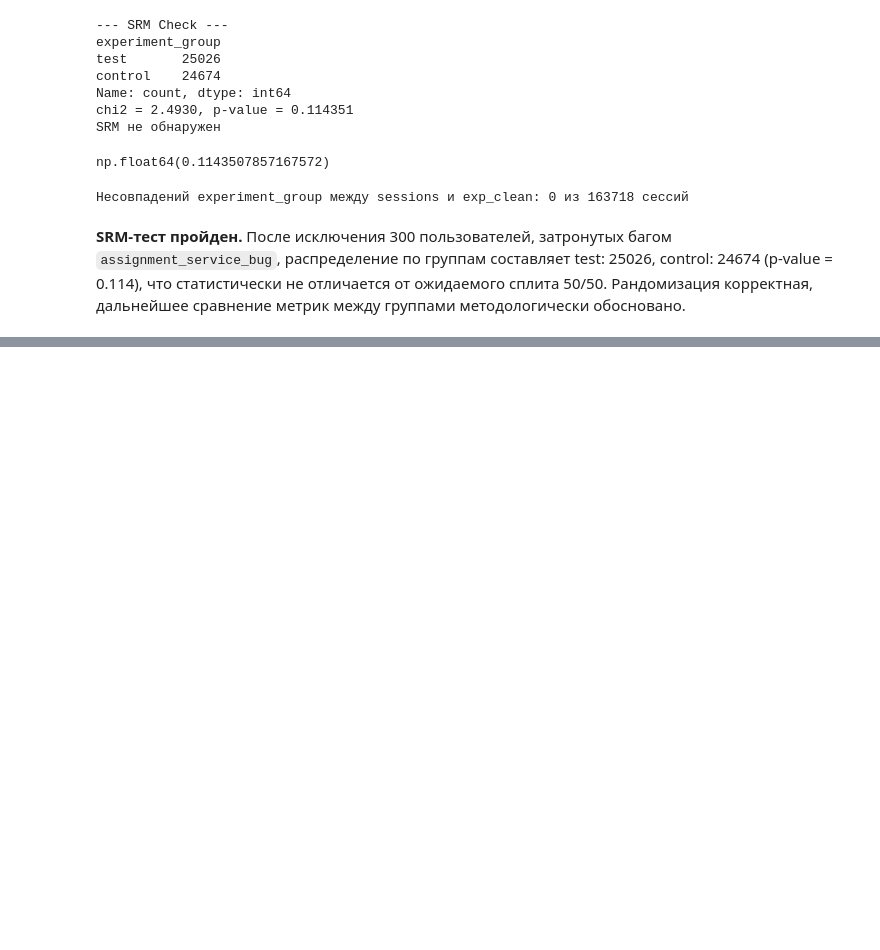
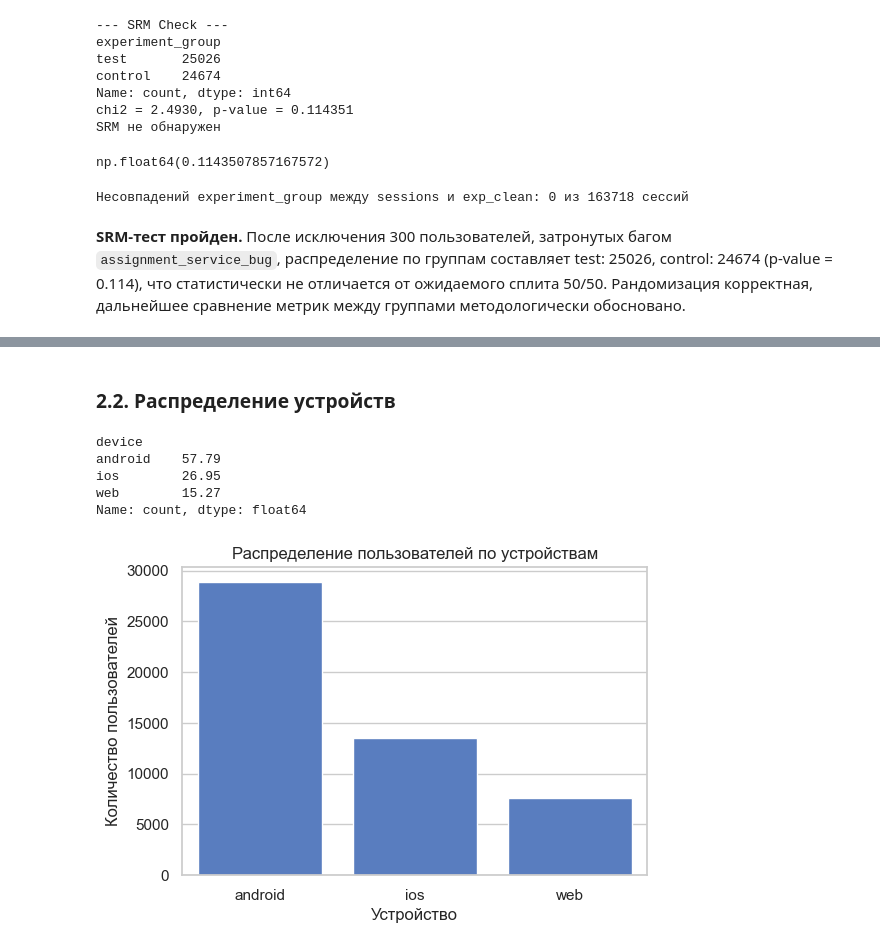
Before and after one commit to k0ist/The-Experts-Hackathon, a Jupyter notebook: The_Experts_Hackathon.ipynb, the cells around one changed output, grey strips where cells are left out. Drawn from its saved outputs; the diff is of its cells as text; code cells hidden in the pictures; blank space fills up the shorter version.

```diff
--- a/The_Experts_Hackathon.ipynb
+++ b/The_Experts_Hackathon.ipynb
@@ -296,0 +690,23 @@ chi2 p-value = 0.8083 ✅ ок
+# %% [markdown]
+### 2.2. Распределение устройств
+# %%
+device_dist = users["device"].value_counts()
+
+display((device_dist / device_dist.sum() * 100).round(2))
+
+plt.figure(figsize=(6, 4))
+
+sns.countplot(data=users, x="device", order=device_dist.index)
+
+plt.title("Распределение пользователей по устройствам")
+plt.xlabel("Устройство")
+plt.ylabel("Количество пользователей")
+
+plt.show()
+# %% [output]
+device
+android    57.79
+ios        26.95
+web        15.27
+Name: count, dtype: float64
+[figure, added]
```
Also changed, not shown: parts of 42 cells of this notebook.
